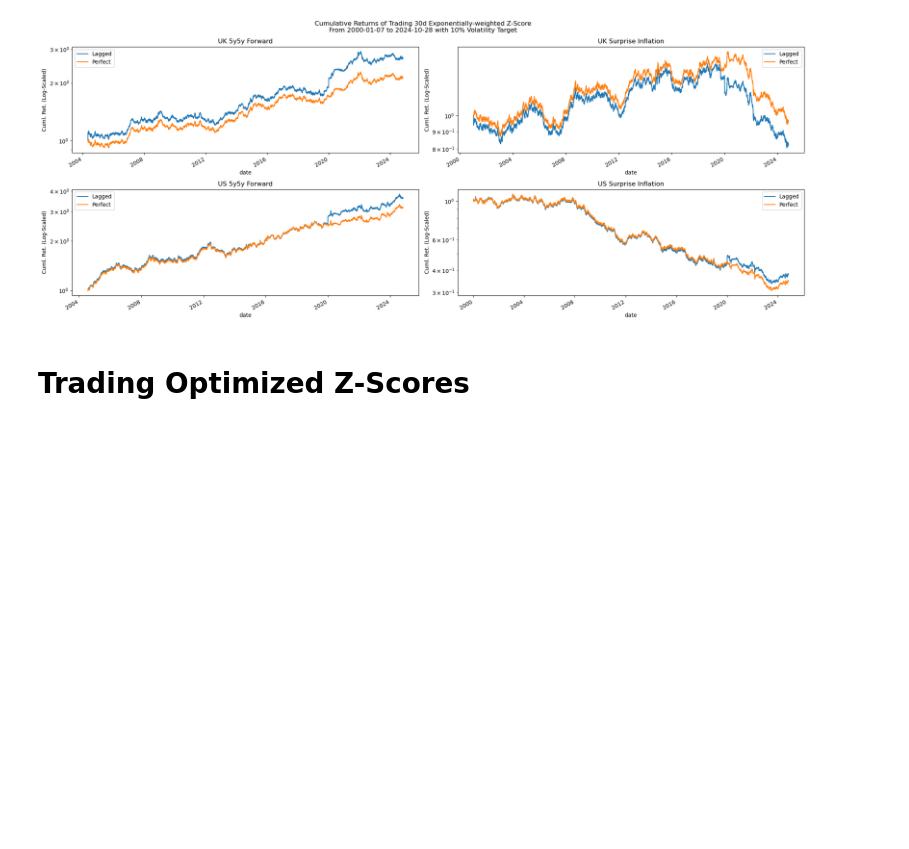
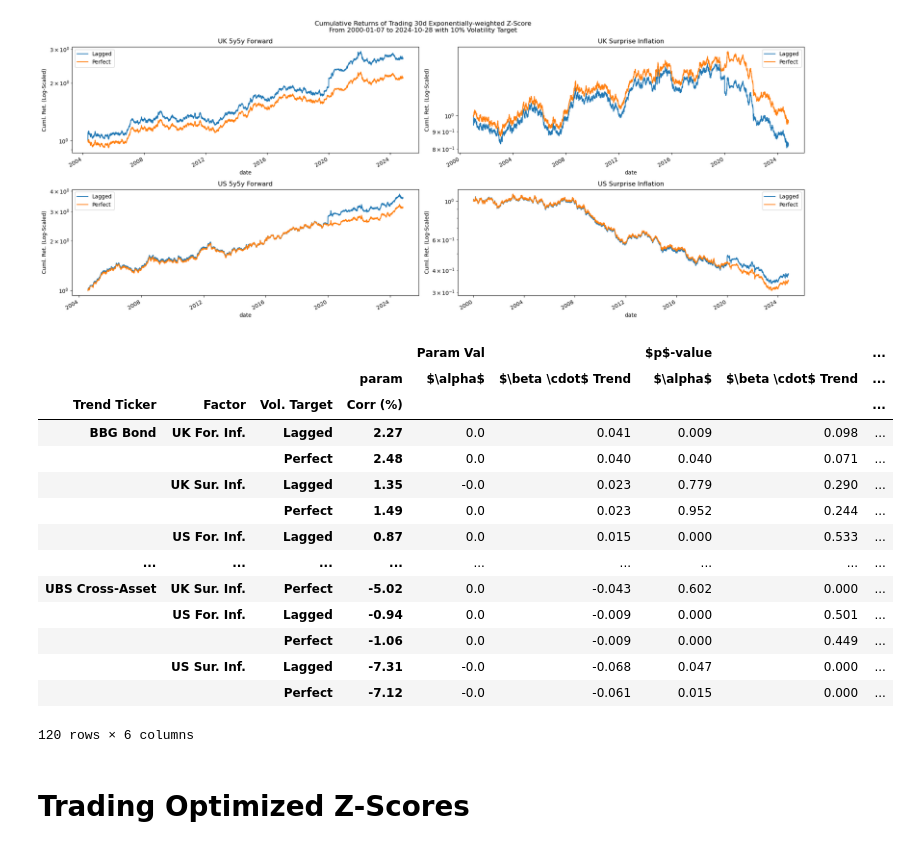
Before and after one commit to diegodalvarez/CommodityForwardInflation, a Jupyter notebook: notebook/1SignalStrategies.ipynb, the cells around one changed output. Cells and saved outputs as stored; diff of their text form; code cells hidden in the pictures; blank space fills up the shorter version.

```diff
--- a/notebook/1SignalStrategies.ipynb
+++ b/notebook/1SignalStrategies.ipynb
@@ -193,7 +299,7 @@ df_perf = (df_combined.pivot(
     rename(columns = {("date", ""): "date"}).
     assign(target = "perfect"))
 # %%
-df_plot = (pd.concat([
+df_zscore_combined = (pd.concat([
     df_lagged, df_perf]).
     drop(columns = ["security"]).
     dropna().
@@ -281,3 +434,68 @@ fig.savefig(out_path, dpi = 300)
+# %%
+benchmark_replace = {
+    'BNP Paribas Cross Asset Trend vol 10% Index'         : "BNP Cross-Asset",
+    'Bloomberg Bond Futures Trend Index'                  : "BBG Bond",
+    'Bloomberg Commodity Trend Index'                     : "BBG Commod",
+    'Bloomberg Cross Asset Trend Index'                   : "BBG Cross-Asset",
+    'Bloomberg Equity Trend Index'                        : "BBG Equity",
+    'Bloomberg FX Trend Index'                            : "BBG FX",
+    'DB Cross Asset CTA Trend Ex-Commodities 1 Index'     : "DB Ex-Commod",
+    'DB Cross Asset CTA Trend Index'                      : "DB Cross-Asset",
+    'SG Trend Index'                                      : "SG Trend",
+    'SGI Commodity Trend Following Index'                 : "SG Commod",
+    'SGI Cross Asset Trend Following Index'               : "SG Cross-Asset",
+    'SGI Equity Trend Following Index USD - Excess Return': "SG Equity",
+    'SGI Forex Trend Following Index USD - Excess Return' : "SG FX",
+    'SGI Interest Rate Trend Following Index'             : "SG Rates",
+    'UBS Cross Asset Trend 10% Vol ER Index USD'          : "UBS Cross-Asset"}
+# %%
+display(df_trend_exposure.rename(
+    columns = {"index": "param"}).
+    melt(id_vars = ["group_var", "param", "corr_val"]).
+    assign(
+        tmp_str    = lambda x: x.group_var.str.split("+"),
+        volatility = lambda x: x.tmp_str.str[0],
+        factor     = lambda x: x.tmp_str.str[1],
+        name       = lambda x: x.tmp_str.str[2]).
+    drop(columns = ["group_var"]).
+    replace(benchmark_replace).
+    replace({
+        "UK forward_inf" : "UK For. Inf.",
+        "UK surprise_inf": "UK Sur. Inf.",
+        "US forward_inf" : "US For. Inf.",
+        "US surprise_inf": "US Sur. Inf.",
+        "lagged"         : "Lagged",
+        "perfect"        : "Perfect",
+        "const"          : r"$\alpha$",
+        "trend_rtn"      : r"$\beta \cdot$ Trend",
+        "param_val"      : "Param Val",
+        "pvalues"        : r"$p$-value",
+        "t_stat"         : r"$t$-stat"}).
+    assign(corr_val = lambda x: np.round(x.corr_val * 100, 2)).
+    rename(columns = {
+        "name"      : "Trend Ticker",
+        "factor"    : "Factor",
+        "volatility": "Vol. Target",
+        "corr_val"  : "Corr (%)",
+        "variable"  : ""}).
+    pivot(index = ["Trend Ticker", "Factor", "Vol. Target", "Corr (%)"], columns = ["", "param"], values = "value").
+    apply(lambda x: np.round(x,3)))
+# %% [output]
+|  |  |  |  | Param Val |  | $p$-value |  | ... |
+|  |  |  | param | $\alpha$ | $\beta \cdot$ Trend | $\alpha$ | $\beta \cdot$ Trend | ... |
+| Trend Ticker | Factor | Vol. Target | Corr (%) |  |  |  |  | ... |
+| BBG Bond | UK For. Inf. | Lagged | 2.27 | 0.0 | 0.041 | 0.009 | 0.098 | ... |
+|  |  | Perfect | 2.48 | 0.0 | 0.040 | 0.040 | 0.071 | ... |
+|  | UK Sur. Inf. | Lagged | 1.35 | -0.0 | 0.023 | 0.779 | 0.290 | ... |
+|  |  | Perfect | 1.49 | 0.0 | 0.023 | 0.952 | 0.244 | ... |
+|  | US For. Inf. | Lagged | 0.87 | 0.0 | 0.015 | 0.000 | 0.533 | ... |
+| ... | ... | ... | ... | ... | ... | ... | ... | ... |
+| UBS Cross-Asset | UK Sur. Inf. | Perfect | -5.02 | 0.0 | -0.043 | 0.602 | 0.000 | ... |
+|  | US For. Inf. | Lagged | -0.94 | 0.0 | -0.009 | 0.000 | 0.501 | ... |
+|  |  | Perfect | -1.06 | 0.0 | -0.009 | 0.000 | 0.449 | ... |
+|  | US Sur. Inf. | Lagged | -7.31 | -0.0 | -0.068 | 0.047 | 0.000 | ... |
+|  |  | Perfect | -7.12 | -0.0 | -0.061 | 0.015 | 0.000 | ... |
+120 rows × 6 columns
 # %% [markdown]
 # Trading Optimized Z-Scores
 # %%
```
Also changed, not shown: parts of 14 cells of this notebook, 3 other files.
